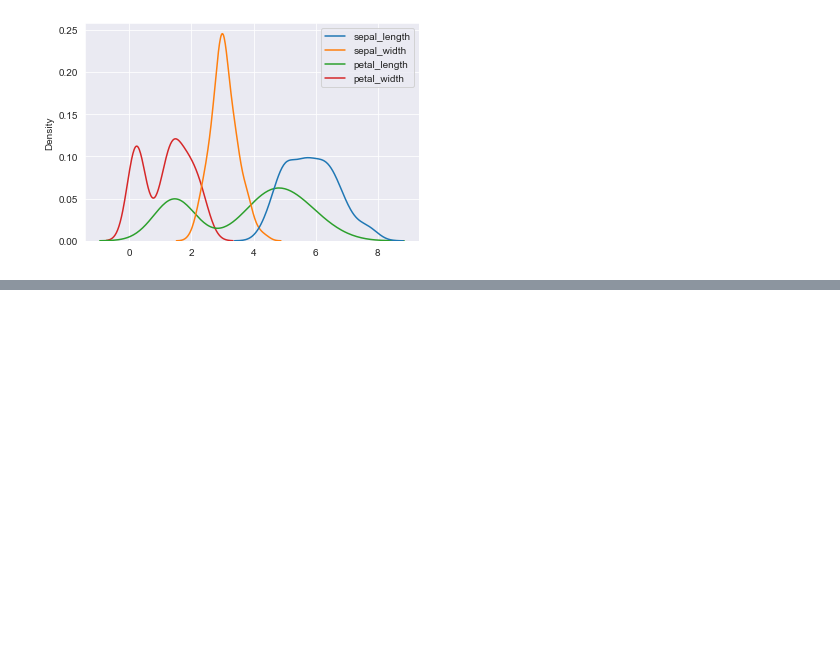
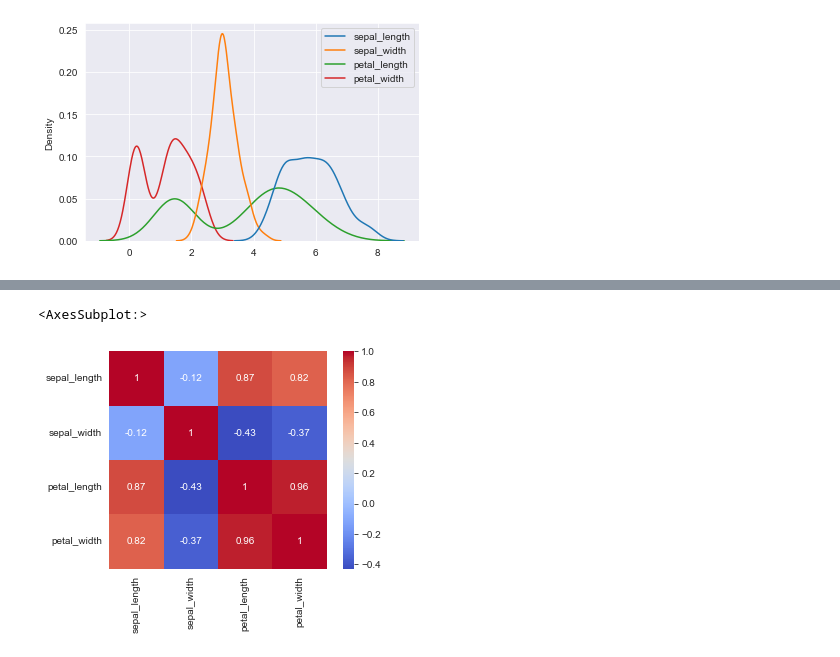
Before and after one commit to DmytryM/Django_NuxtJS, a Jupyter notebook: Django_NuxtJS/data analytics/seaborn.ipynb, the cells around one changed output, grey strips where cells are left out. Saved outputs shown, nothing was run; the diff lists cells and outputs as text; code cells hidden in the pictures; blank space fills up the shorter version.

```diff
--- a/Django_NuxtJS/data analytics/seaborn.ipynb
+++ b/Django_NuxtJS/data analytics/seaborn.ipynb
@@ -40,0 +41,7 @@ sns.pairplot(iris)
+# %%
+features = iris.columns
+f,ax = plt.subplots(1,1)
+sns.heatmap(iris[features].corr(), annot=True, square=True, cmap='coolwarm')
+# %% [output]
+<AxesSubplot:>
+[figure, added]
```
Also changed, not shown: parts of 1 cell of this notebook.
